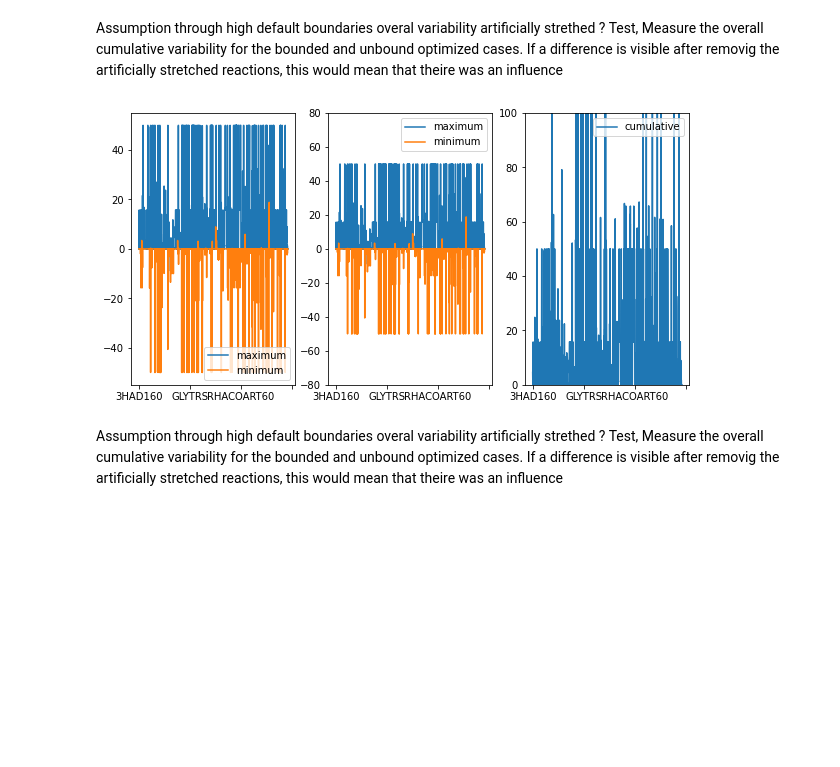
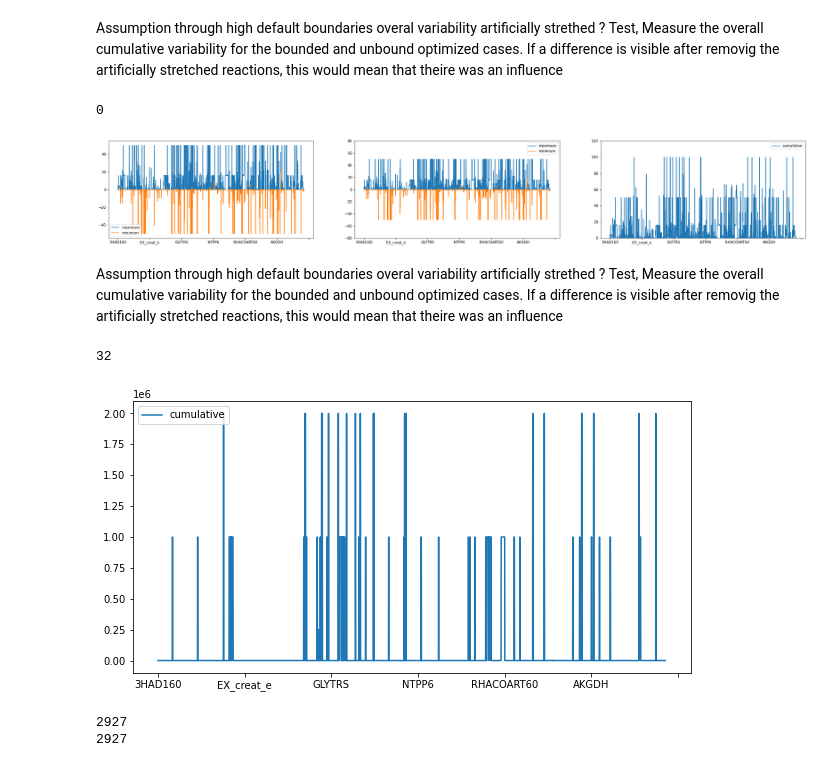
Before and after one commit to lizat-i/PseudomonasPutidaCobraPy, a Jupyter notebook: internalfluxtracking.ipynb, the cells around one changed output. Cells and saved outputs as stored; diff of their text form; code cells hidden in the pictures; blank space fills up the shorter version.

```diff
--- a/internalfluxtracking.ipynb
+++ b/internalfluxtracking.ipynb
@@ -63,15 +66,29 @@ fv_new_model  = cobra.flux_analysis.flux_variability_analysis(bounded_model)
 fv_new_model["cumulative"]    = abs(fv_new_model.maximum) + abs(fv_new_model.minimum)
 # %%
 fig, axes = plt.subplots(nrows=1, ncols=3)
-fv_new_model.plot( y=["maximum", "minimum"],ax=axes[0])
+fv_new_model.plot( y=["maximum", "minimum"],ax=axes[0],figsize=(35,5))
 fv_new_model[(abs(fv_new_model.maximum)<200)&(abs(fv_new_model.minimum)<200)].plot( y=["maximum", "minimum"],ax=axes[1],ylim=[-80,80])
-fv_new_model[(abs(fv_new_model.maximum)<400)&(abs(fv_new_model.minimum)<400)].plot( y=["cumulative"],ax=axes[2],ylim=[0,100])
-## save list of filtered for later
-
-list_of_filtered = fv_new_model[(abs(fv_new_model.maximum)<200)&(abs(fv_new_model.minimum)<200)]
+fv_new_model.plot( y=["cumulative"],ax=axes[2],ylim=[0,120])
 # %% [output]
+0
-[figure, old version]
+[figure, new version]
 # %% [markdown]
 Assumption through high default boundaries overal variability artificially strethed ?
 Test, Measure the overall cumulative variability for the bounded and unbound optimized cases.
 If a difference is visible after removig the artificially stretched reactions, this would mean that theire was an influence
+# %%
+filter = list(list_of_filtered.index)
+ax1 =   fv[~fv.isin(filter)].plot( y=["cumulative"])#,ylim=[0,1500]                )
+#fv_new_model[~fv_new_model.index.isin(filter)].plot( y=["cumulative"],ax=ax1)
+#new_df = sales[~sales.CustomerID.isin(badcu)]
+print(len(filter))
+# %% [output]
+32
+[figure, added]
+# %%
+print(len(fv))
+print(len(filter))
+print(len(fv[~fv.isin(filter)]))
+# %% [output]
+2927
+2927
```
Also changed, not shown: parts of 1 cell of this notebook, 1 other file.
